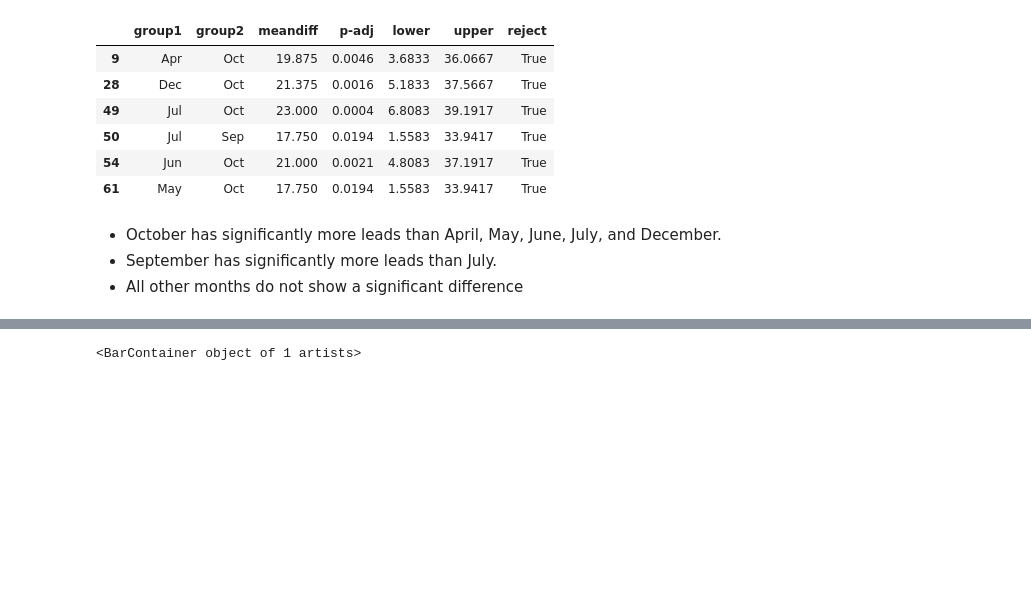
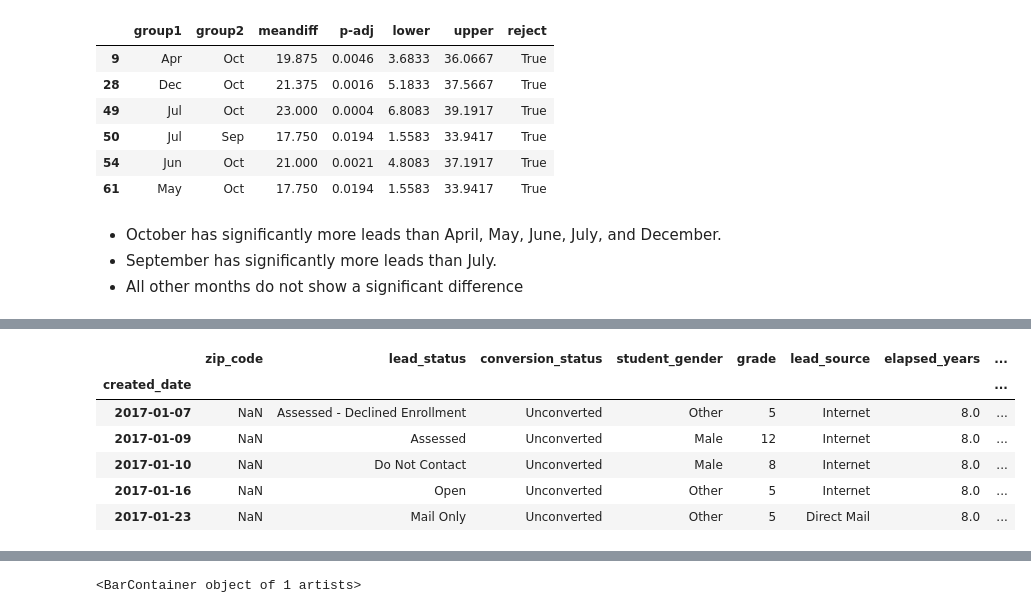
Before and after one commit to elijahlopez94/trends_in_supplemental_education_program, a Jupyter notebook: eda_notebook.ipynb, the cells around one changed output, grey strips where cells are left out. Cells and saved outputs as stored; diff of their text form; code cells hidden in the pictures; blank space fills up the shorter version.

```diff
--- a/eda_notebook.ipynb
+++ b/eda_notebook.ipynb
@@ -407,0 +444,12 @@ tukey_df.loc[tukey_df['reject'] == True]
+# %%
+lead_student_grades['grade'] = lead_student_grades['grade'].astype(int)
+lead_student_grades['grade_when_created'] = lead_student_grades['grade'] - lead_student_grades['elapsed_years']
+lead_student_grades.head()
+# %% [output]
+|  | zip_code | lead_status | conversion_status | student_gender | grade | lead_source | elapsed_years | ... |
+| created_date |  |  |  |  |  |  |  | ... |
+| 2017-01-07 | NaN | Assessed - Declined Enrollment | Unconverted | Other | 5 | Internet | 8.0 | ... |
+| 2017-01-09 | NaN | Assessed | Unconverted | Male | 12 | Internet | 8.0 | ... |
+| 2017-01-10 | NaN | Do Not Contact | Unconverted | Male | 8 | Internet | 8.0 | ... |
+| 2017-01-16 | NaN | Open | Unconverted | Other | 5 | Internet | 8.0 | ... |
+| 2017-01-23 | NaN | Mail Only | Unconverted | Other | 5 | Direct Mail | 8.0 | ... |
```
Also changed, not shown: parts of 48 cells of this notebook.
